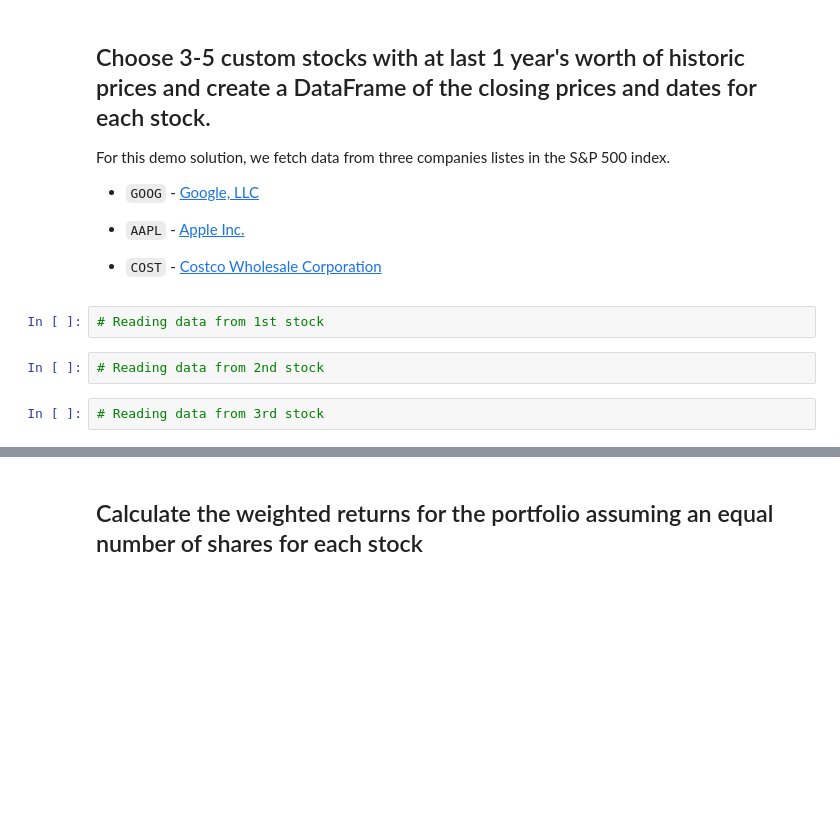
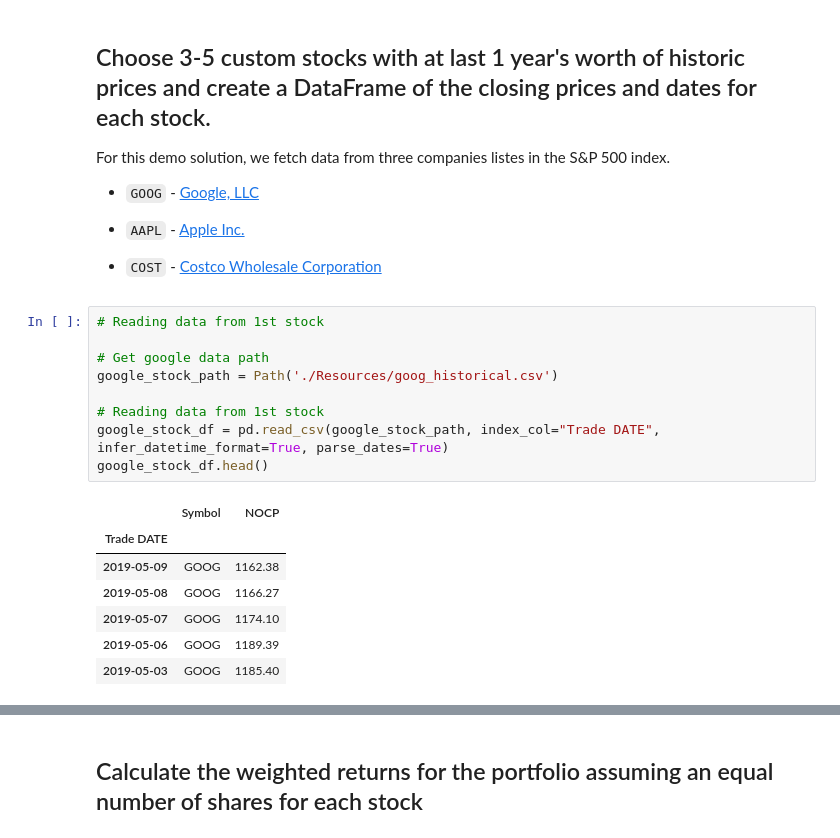
Before and after one commit to alveraboquet/fintech.homework, a Jupyter notebook: unit_4_whale_analysis/whale_analysis.ipynb, the cells around one changed output, grey strips where cells are left out. Cells and saved outputs as stored; diff of their text form; blank space fills up the shorter version.

```diff
--- a/unit_4_whale_analysis/whale_analysis.ipynb
+++ b/unit_4_whale_analysis/whale_analysis.ipynb
@@ -376,9 +376,20 @@ For this demo solution, we fetch data from three companies listes in the S&P 500
 * `AAPL` - [Apple Inc.](https://en.wikipedia.org/wiki/Apple_Inc.)
 
 * `COST` - [Costco Wholesale Corporation](https://en.wikipedia.org/wiki/Costco)
-# %%
-# Reading data from 1st stock
-# %%
-# Reading data from 2nd stock
-# %%
-# Reading data from 3rd stock
+# %%
+# Reading data from 1st stock
+
+# Get google data path
+google_stock_path = Path('./Resources/goog_historical.csv')
+
+# Reading data from 1st stock
+google_stock_df = pd.read_csv(google_stock_path, index_col="Trade DATE", infer_datetime_format=True, parse_dates=True)
+google_stock_df.head()
+# %% [output]
+|  | Symbol | NOCP |
+| Trade DATE |  |  |
+| 2019-05-09 | GOOG | 1162.38 |
+| 2019-05-08 | GOOG | 1166.27 |
+| 2019-05-07 | GOOG | 1174.10 |
+| 2019-05-06 | GOOG | 1189.39 |
+| 2019-05-03 | GOOG | 1185.40 |
```
Also changed, not shown: parts of 9 cells of this notebook.
